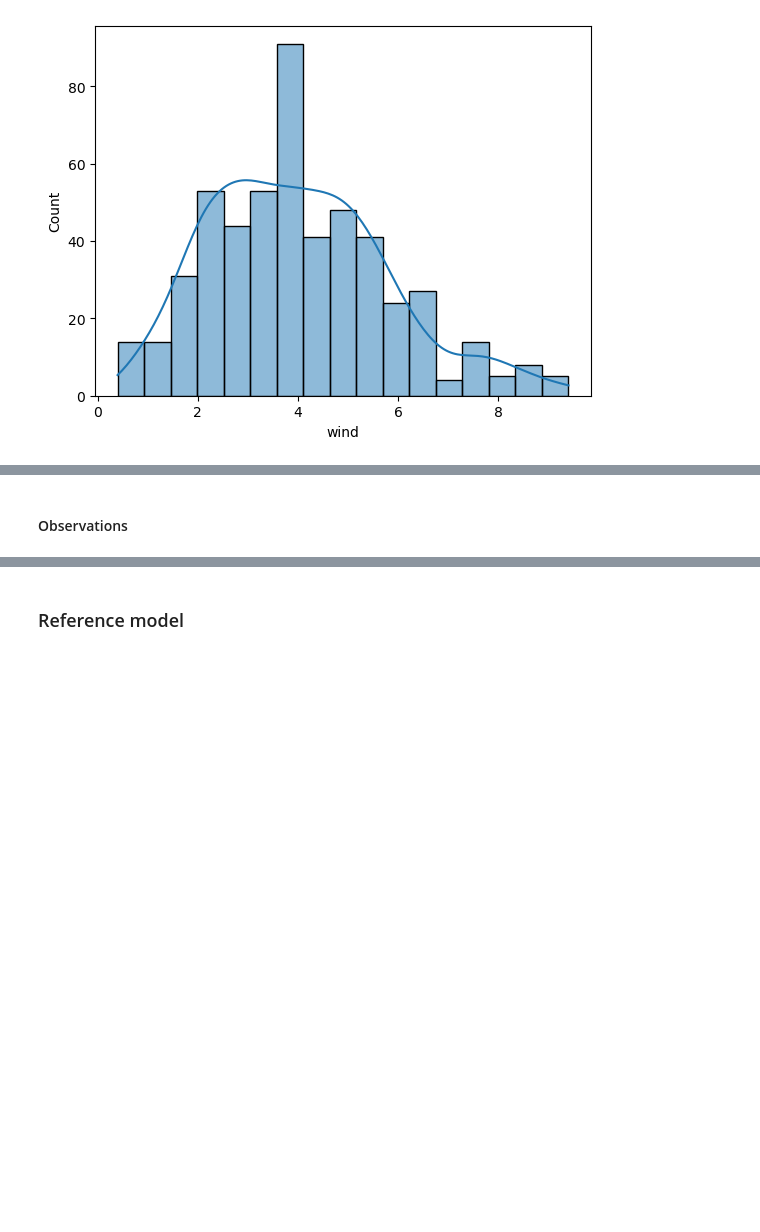
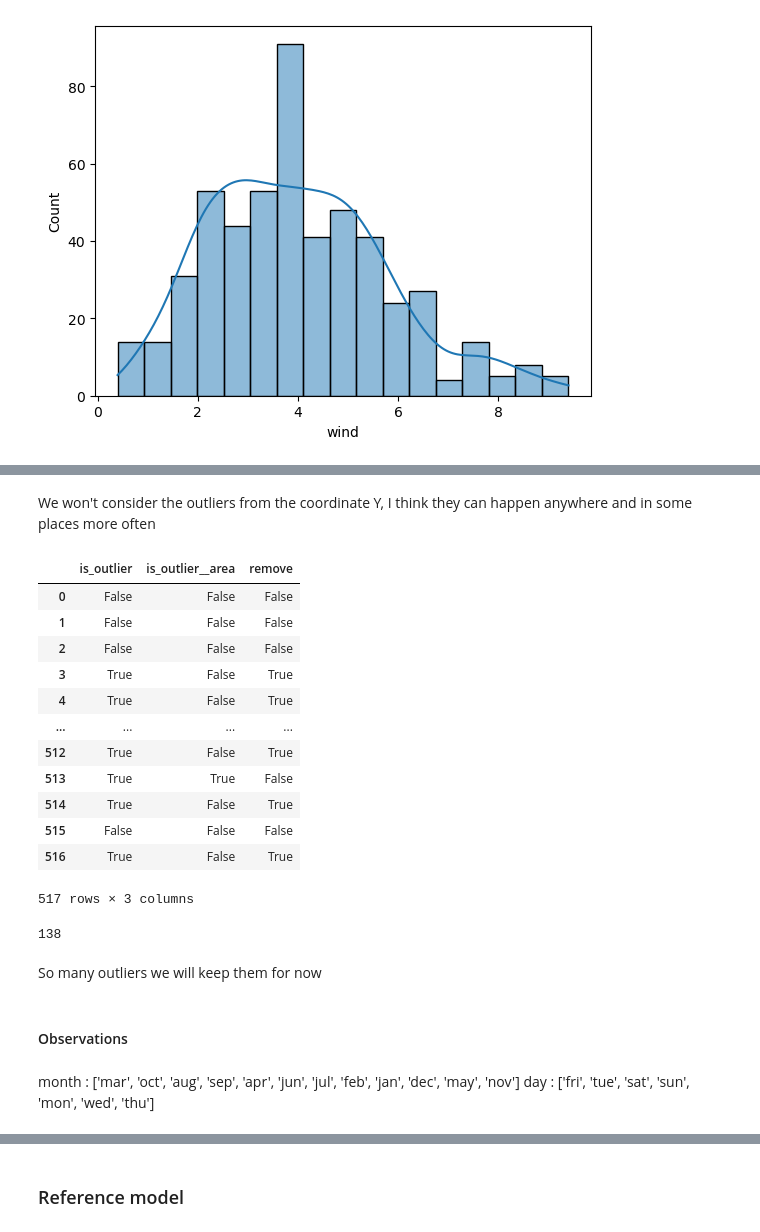
Before and after one commit to 1Elral4/Optimizing-Model-Predictions, a Jupyter notebook: optimizing_model_predictions.ipynb, the cells around one changed output, grey strips where cells are left out. Saved outputs shown, nothing was run; the diff lists cells and outputs as text; code cells hidden in the pictures; blank space fills up the shorter version.

```diff
--- a/optimizing_model_predictions.ipynb
+++ b/optimizing_model_predictions.ipynb
@@ -147,5 +208,39 @@ wind
+# %% [markdown]
+We won't consider the outliers from the coordinate Y, I think they can happen anywhere and in some places more often
+# %%
+numerical_cols_outliers = ['FFMC', 'DMC', 'DC', 'ISI', 'temp', 'RH', 'wind', 'rain']
+ff['is_outlier'] = ff[is_outlier_columns].any(axis=1)
+# %%
+ff['remove'] = ~(ff['is_outlier__area'] | ~ff['is_outlier'])
+# %%
+ff[['is_outlier', 'is_outlier__area', 'remove']]
+# %% [output]
+|  | is_outlier | is_outlier__area | remove |
+| 0 | False | False | False |
+| 1 | False | False | False |
+| 2 | False | False | False |
+| 3 | True | False | True |
+| 4 | True | False | True |
+| ... | ... | ... | ... |
+| 512 | True | False | True |
+| 513 | True | True | False |
+| 514 | True | False | True |
+| 515 | False | False | False |
+| 516 | True | False | True |
+517 rows × 3 columns
+# %%
+ff['remove'].sum()
+# %% [output]
+138
+# %% [markdown]
+So many outliers we will keep them for now
 # %% [markdown]
 #### Observations
+# %% [markdown]
+month :
+['mar', 'oct', 'aug', 'sep', 'apr', 'jun', 'jul', 'feb', 'jan', 'dec', 'may', 'nov']
+day :
+['fri', 'tue', 'sat', 'sun', 'mon', 'wed', 'thu']
 # %% [markdown]
 - There's no missing data
 - The target feature 'area', is skewed and the most probable is that it has outliers
```
Also changed, not shown: parts of 16 cells of this notebook.
